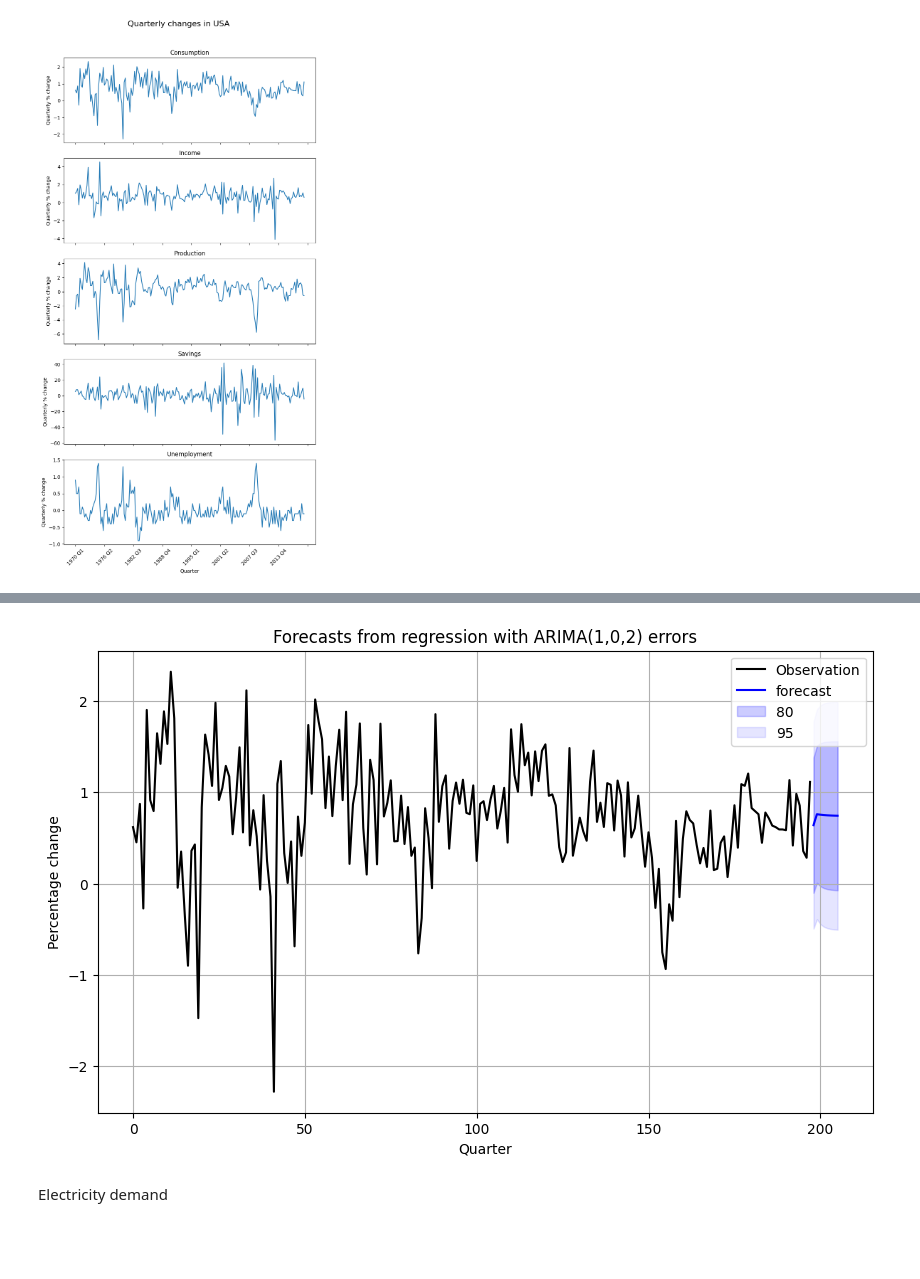
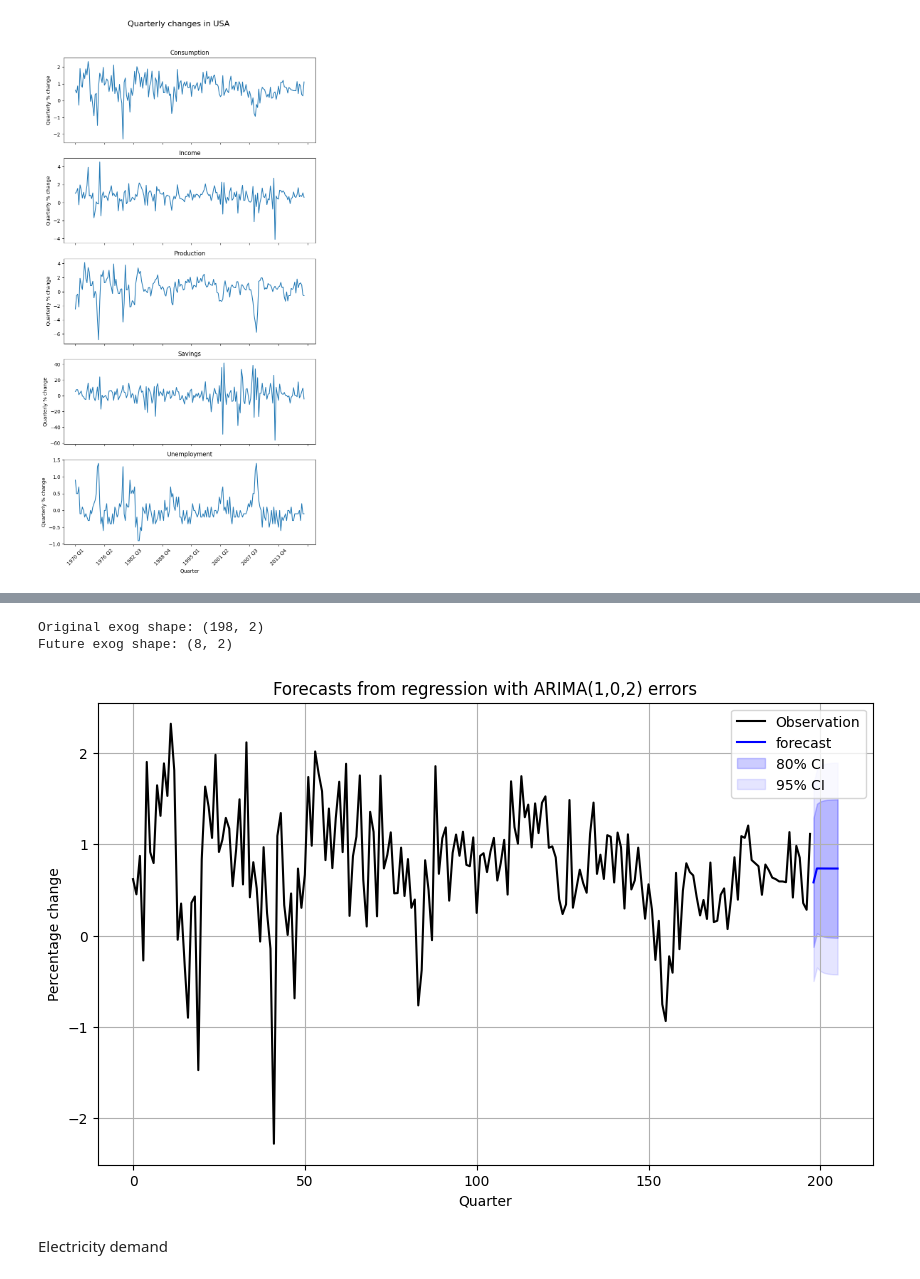
Before and after one commit to safeai-snu/Econometrics, a Jupyter notebook: Ch3.4.ARIMA_errors.ipynb, the cells around one changed output, grey strips where cells are left out. Drawn from its saved outputs; the diff is of its cells as text; code cells hidden in the pictures; blank space fills up the shorter version.

```diff
--- a/Ch3.4.ARIMA_errors.ipynb
+++ b/Ch3.4.ARIMA_errors.ipynb
@@ -138,17 +138,28 @@ def show_forecast(series, fitted, horizon, x, y, title):
 # %%
 import pandas as pd
 import numpy as np
-from statsmodels.tsa.arima.model import ARIMA
+import statsmodels.api as sm
+from statsmodels.tsa.statespace.sarimax import SARIMAX
 import matplotlib.pyplot as plt
 
 # Assuming 'us_change' is your existing dataframe
 us_change = pd.read_csv("sample_data/us_change.csv")
 
-# Step 1: Calculate the mean percentage change in Income over the last 40 years (40*4=160 quarters)
+# Define the endogenous and exogenous variables
+y = us_change['Consumption']
+X = us_change['Income']
+
+# Step 1: Add constant to exogenous variables in the original dataset
+X = sm.add_constant(X)
+
+# Step 2: Fit the SARIMAX model
+model = SARIMAX(y, exog=X, order=(1, 0, 2))
+fitted = model.fit(disp=False)
+
+# Step 3: Calculate the mean percentage change in Income over the last 40 years (40*4=160 quarters)
 mean_income_change = us_change['Income'].tail(160).mean()
 
-# Step 2: Convert the "Quarter" column to a pandas Period object
-# Split the "Quarter" into Year and Quarter components
+# Step 4: Convert the "Quarter" column to a pandas Period object for date handling
 us_change['Year'] = us_change['Quarter'].str[:4].astype(int)
 us_change['Qtr'] = us_change['Quarter'].str[-2:]
 
@@ -157,39 +168,68 @@ quarter_to_month = {"Q1": "01", "Q2": "04", "Q3": "07", "Q4": "10"}
 us_change['Month'] = us_change['Qtr'].map(quarter_to_month)
 us_change['Date'] = pd.to_datetime(us_change[['Year', 'Month']].assign(DAY=1))
 
 # Convert the datetime to a PeriodIndex
 us_change['Quarter'] = us_change['Date'].dt.to_period('Q')
 
-# Generate future dates based on the last available quarter
+# Step 5: Generate future dates based on the last available quarter
 last_period = us_change['Quarter'].iloc[-1]
 future_periods = [last_period + i for i in range(1, 9)]
 
 # Create a new dataframe for the future eight quarters
 us_change_future = pd.DataFrame({
     'Quarter': future_periods,
-    'Income': np.repeat(mean_income_change, 8)
+    'Income': np.repeat(mean_income_change, 8)  # Use the mean income change
 })
 
+# Step 6: Add constant to future exogenous variables (same as was done for the training data)
+# Ensure that the constant is properly included in the future exog data
+us_change_future_exog = sm.add_constant(us_change_future[['Income']], has_constant='add')
 
+# Print shapes to confirm
+print("Original exog shape:", X.shape)
+print("Future exog shape:", us_change_future_exog.shape)
 
-# Step 4: Forecast the next eight quarters using the fitted model
-forecast = fitted.get_forecast(steps=8).predicted_mean
+# Step 7: Forecast the next eight quarters using the fitted model
+forecast = fitted.get_forecast(steps=8, exog=us_change_future_exog).predicted_mean
 us_change_future['Consumption'] = forecast.values
 
 # Combine the original data and the forecast data for plotting
 us_change_full = pd.concat([us_change.set_index('Quarter'), us_change_future.set_index('Quarter')])
 
-# Step 5: Use the show_forecast function to visualize the forecast
+# Step 9: Function to visualize the forecast
+def show_forecast(series, fitted, horizon, x, y, title):
+    forecast = fitted.get_forecast(horizon, exog=us_change_future_exog).predicted_mean
+    ci = fitted.get_forecast(horizon, exog=us_change_future_exog)
+    lower_ci80 = ci.conf_int(alpha=0.2).iloc[:, 0]
+    upper_ci80 = ci.conf_int(alpha=0.2).iloc[:, 1]
+    lower_ci95 = ci.conf_int(alpha=0.05).iloc[:, 0]
+    upper_ci95 = ci.conf_int(alpha=0.05).iloc[:, 1]
+
+    plt.figure(figsize=(10, 6))
+    plt.plot(series, label='Observation', color='black')
+    plt.plot(forecast, label='forecast', color='b')
+    plt.fill_between(forecast.index, lower_ci80, upper_ci80, label='80% CI', color='b', alpha=.2)
+    plt.fill_between(forecast.index, lower_ci95, upper_ci95, label='95% CI', color='b', alpha=.1)
+    plt.xlabel(x)
+    plt.ylabel(y)
+    plt.title(title)
+    plt.grid(True)
+    plt.legend()
+    plt.show()
+
+# Step 10: Visualize the forecast
 show_forecast(
     series=us_change['Consumption'],
     fitted=fitted,
     horizon=8,
     x='Quarter',
     y='Percentage change',
     title='Forecasts from regression with ARIMA(1,0,2) errors'
 )
 # %% [output]
+Original exog shape: (198, 2)
+Future exog shape: (8, 2)
-[figure, old version]
+[figure, new version]
 # %% [markdown]
 Electricity demand
 # %%
```
Also changed, not shown: parts of 12 cells of this notebook.
